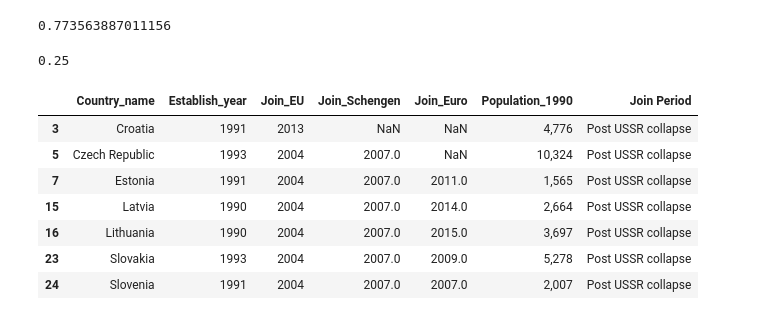
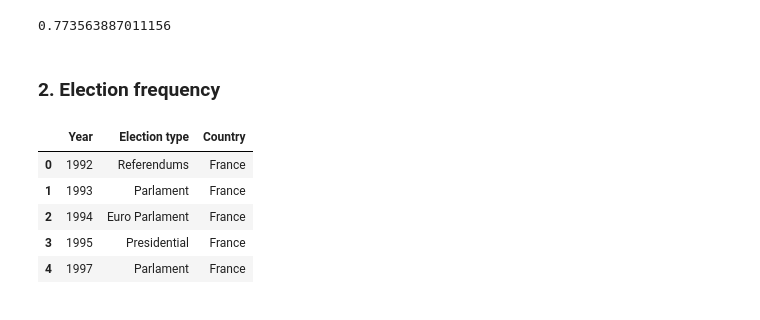
Before and after one commit to TK-Problem/lithuania_2019_election, a Jupyter notebook: election_analysis.ipynb, the cells around one changed output. Drawn from its saved outputs; the diff is of its cells as text; code cells hidden in the pictures.

```diff
--- a/election_analysis.ipynb
+++ b/election_analysis.ipynb
@@ -93,18 +95,14 @@ np.corrcoef(df_EU_members[df_EU_members.Establish_year>1900]['Establish_year'].v
 # %% [output]
 0.773563887011156
-# %%
-young_states = df_EU_members[df_EU_members.Establish_year>=1990].shape[0]
-print(young_states/df_EU_members.shape[0])
-# %% [output]
-0.25
-# %%
-df_EU_members[df_EU_members.Establish_year>=1990]
-# %% [output]
-|  | Country_name | Establish_year | Join_EU | Join_Schengen | Join_Euro | Population_1990 | Join Period |
-| 3 | Croatia | 1991 | 2013 | NaN | NaN | 4,776 | Post USSR collapse |
-| 5 | Czech Republic | 1993 | 2004 | 2007.0 | NaN | 10,324 | Post USSR collapse |
-| 7 | Estonia | 1991 | 2004 | 2007.0 | 2011.0 | 1,565 | Post USSR collapse |
-| 15 | Latvia | 1990 | 2004 | 2007.0 | 2014.0 | 2,664 | Post USSR collapse |
-| 16 | Lithuania | 1990 | 2004 | 2007.0 | 2015.0 | 3,697 | Post USSR collapse |
-| 23 | Slovakia | 1993 | 2004 | 2007.0 | 2009.0 | 5,278 | Post USSR collapse |
-| 24 | Slovenia | 1991 | 2004 | 2007.0 | 2007.0 | 2,007 | Post USSR collapse |
+# %% [markdown]
+### 2. Election frequency
+# %%
+df_election_years = pd.read_csv("election_years.csv", index_col=0)
+df_election_years.head()
+# %% [output]
+|  | Year | Election type | Country |
+| 0 | 1992 | Referendums | France |
+| 1 | 1993 | Parlament | France |
+| 2 | 1994 | Euro Parlament | France |
+| 3 | 1995 | Presidential | France |
+| 4 | 1997 | Parlament | France |
```
Also changed, not shown: parts of 7 cells of this notebook, 3 other files.
